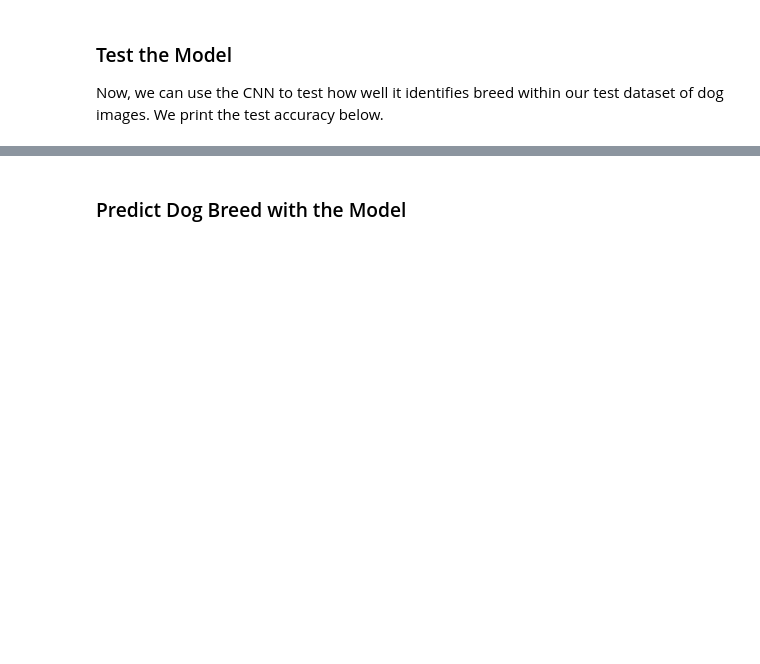
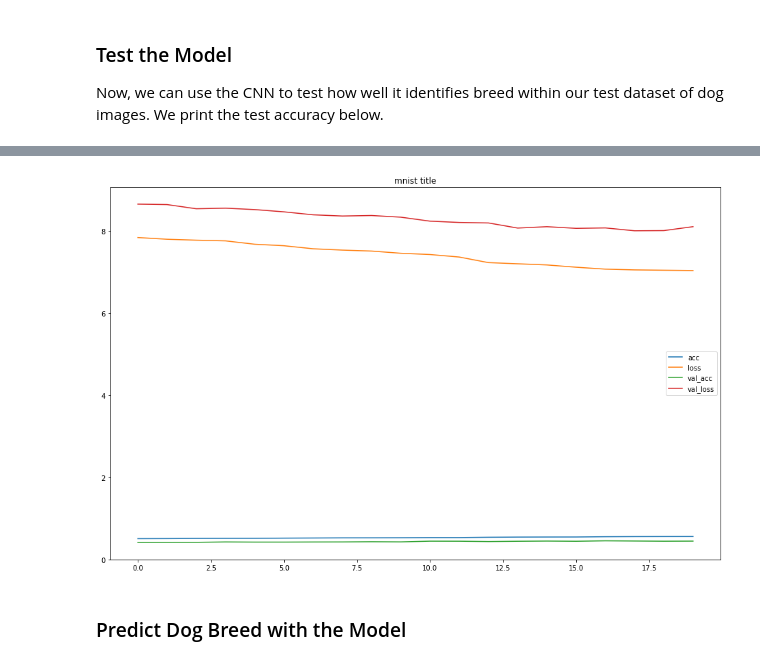
Before and after one commit to adamliuio/aind, a Jupyter notebook: term_2/P1-dog_project-Adam_liu/dog_app.ipynb, the cells around one changed output, grey strips where cells are left out. Cells and saved outputs as stored; diff of their text form; code cells hidden in the pictures; blank space fills up the shorter version.

```diff
--- a/term_2/P1-dog_project-Adam_liu/dog_app.ipynb
+++ b/term_2/P1-dog_project-Adam_liu/dog_app.ipynb
@@ -610,10 +622,12 @@ To reduce training time without sacrificing accuracy, we show you how to train a
 
 ### Obtain Bottleneck Features
 # %%
-bottleneck_features = np.load('bottleneck_features/DogVGG16Data.npz')
+bottleneck_features = np.load(base_folder + 'DogVGG16Data.npz')
 train_VGG16 = bottleneck_features['train']
 valid_VGG16 = bottleneck_features['valid']
-test_VGG16 = bottleneck_features['test']
+test_VGG16  = bottleneck_features['test']
+
+step_4_weights_path = base_folder + "saved_models/weights.best.VGG16.hdf5"
 # %% [markdown]
 ### Model Architecture
 
@@ -631,9 +657,17 @@ VGG16_model.compile(loss='categorical_crossentropy', optimizer='rmsprop', metric
 # %% [markdown]
 ### Train the Model
 # %%
-checkpointer = ModelCheckpoint(filepath='saved_models/weights.best.VGG16.hdf5',
-                               verbose=1, save_best_only=True)
+if os.path.exists(step_4_weights_path) == False:
 
-VGG16_model.fit(train_VGG16, train_targets,
-          validation_data=(valid_VGG16, valid_targets),
-          epochs=20, batch_size=20, callbacks=[checkpointer], verbose=1)
+    checkpointer = ModelCheckpoint(filepath=step_4_weights_path,
+                                   verbose=2, save_best_only=True)
+    earlystop = EarlyStopping(monitor='val_loss', min_delta=0, patience=0, verbose=0, mode='auto')
+
+    start = time()
+
+    hist = VGG16_model.fit(train_VGG16, train_targets,
+                           validation_data=(valid_VGG16, valid_targets),
+                           epochs=20, batch_size=20,
+                           callbacks=[checkpointer, earlystop], verbose=1)
+
+    print("time spent: %s" % (time()-start))
@@ -655,3 +710,7 @@ print('Test accuracy: %.4f%%' % test_accuracy)
+# %%
+show_model_graph(hist.history)
+# %% [output]
+[figure, added]
 # %% [markdown]
 ### Predict Dog Breed with the Model
 # %%
```
Also changed, not shown: parts of 41 cells of this notebook, 5 other files.
